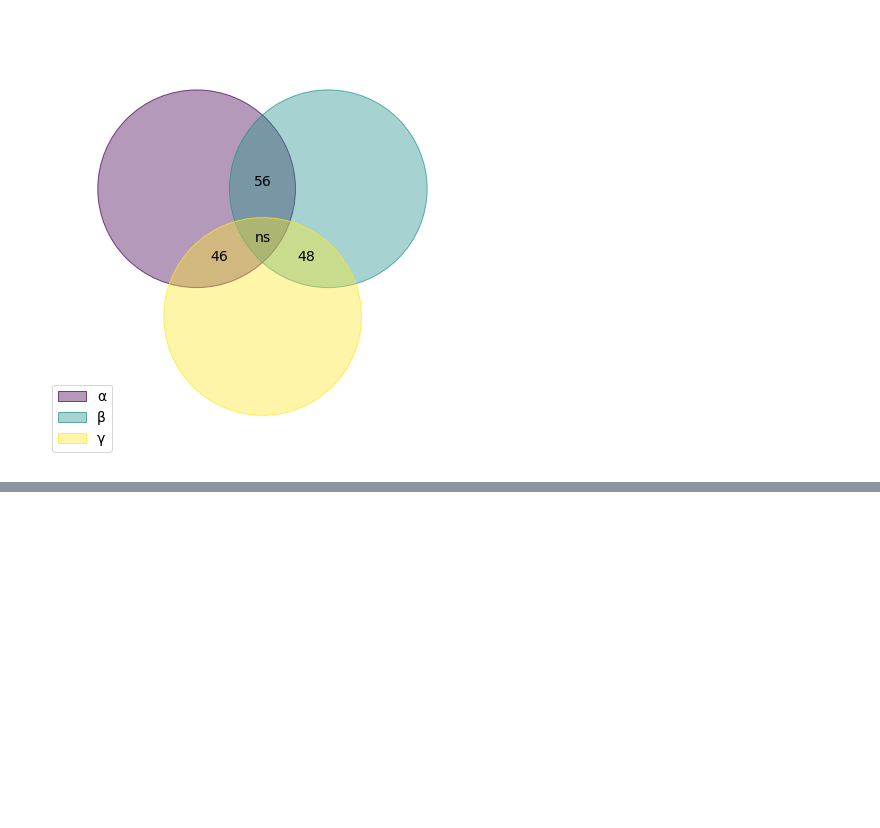
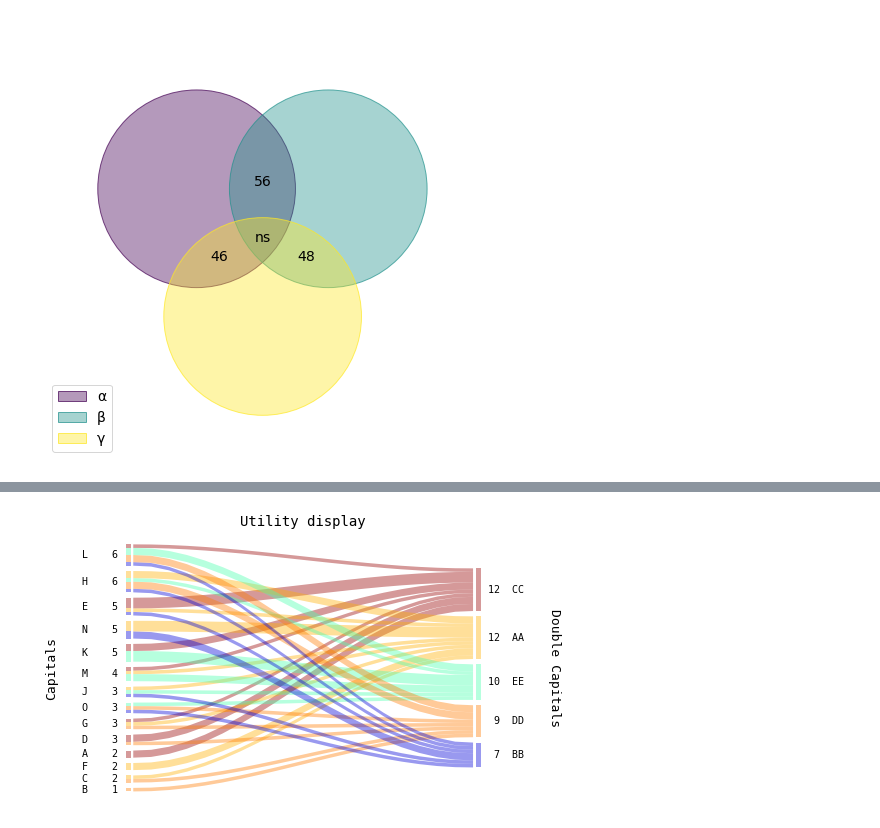
Before and after one commit to rodriguezmDNA/pyTools, a Jupyter notebook: notebooks/PyViz.ipynb, the cells around one changed output, grey strips where cells are left out. Drawn from its saved outputs; the diff is of its cells as text; code cells hidden in the pictures; blank space fills up the shorter version.

```diff
--- a/notebooks/VennDiagrams.ipynb
+++ b/notebooks/PyViz.ipynb
@@ -86,0 +99,9 @@ draw_venn(
+# %%
+# Generating the input_data:
+seed=7
+np.random.seed(seed)
+def rand_letter(num): return chr(ord('A')+int(num*np.random.rand()))
+
+input_data = [[rand_letter(15), rand_letter(5)*2,rand_letter(5)*3] for _ in range(50)]
+
+input_data
@@ -86,0 +126,11 @@ draw_venn(
+# %%
+# Plotting:
+cmap = matplotlib.cm.get_cmap('jet')
+ax = alluvial.plot(
+    input_data,  alpha=0.4, color_side=1, rand_seed=seed, figsize=(7,5),
+    disp_width=True, wdisp_sep=' '*2, cmap=cmap, fontname='Monospace',
+    labels=('Capitals', 'Double Capitals'), label_shift=2)
+ax.set_title('Utility display', fontsize=14, fontname='Monospace')
+plt.show()
+# %% [output]
+[figure, added]
```
Also changed, not shown: parts of 13 cells of this notebook, 2 other files.
